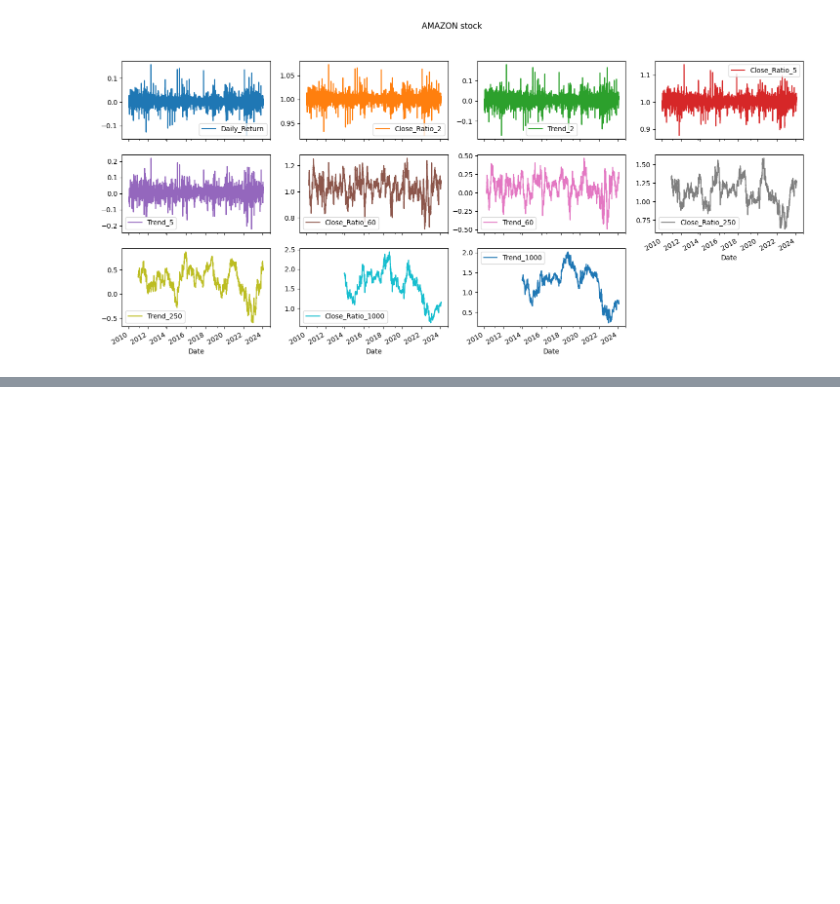
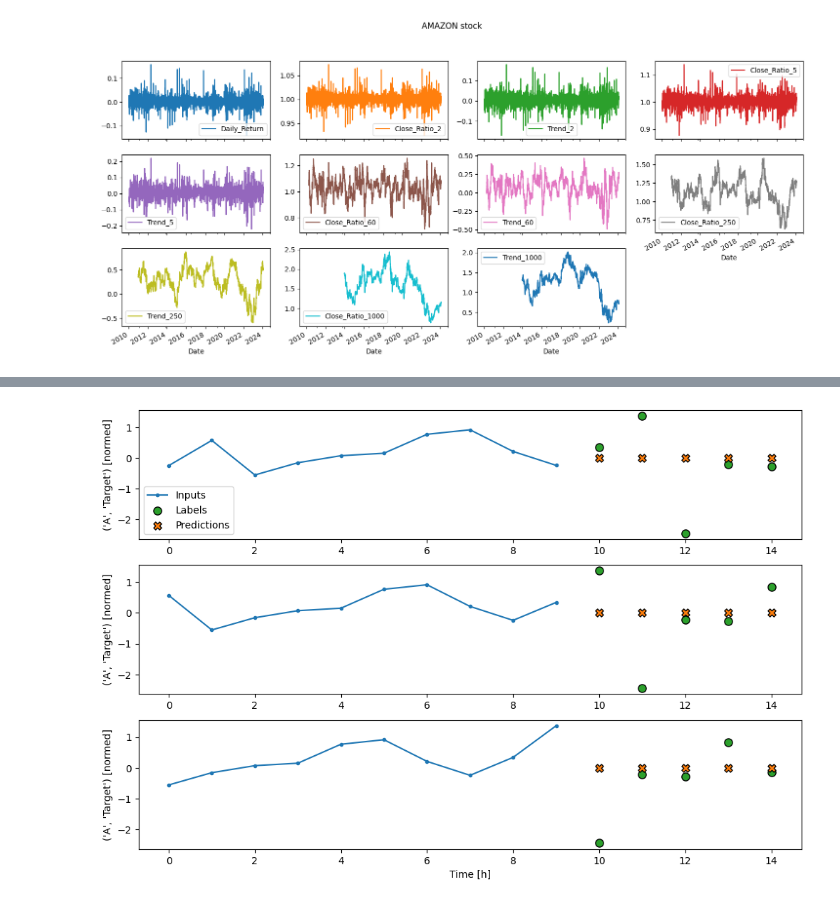
Before and after one commit to PsuperX/stocks-prediction-labia, a Jupyter notebook: notebooks/00-testing.ipynb, the cells around one changed output, grey strips where cells are left out. Saved outputs shown, nothing was run; the diff lists cells and outputs as text; code cells hidden in the pictures; blank space fills up the shorter version.

```diff
--- a/notebooks/00-testing.ipynb
+++ b/notebooks/00-testing.ipynb
@@ -207,0 +235,2 @@ search = RandomizedSearchCV(pipeline, {"classifier__n_estimators": [i for i in r
+# %%
+processed = (processed - processed.mean()) / processed.std()
@@ -207,0 +441,13 @@ search = RandomizedSearchCV(pipeline, {"classifier__n_estimators": [i for i in r
+# %%
+N_OUTPUTS = 392 # number of stocks
+
+model = Sequential([
+    layers.Input(shape=(10, 3528)),
+    layers.LSTM(100, activation="relu", return_sequences=True),
+    layers.LSTM(100, activation="relu"),
+    layers.Dense(100, activation="relu"),
+    layers.Dense(OUT_STEPS*N_OUTPUTS),#, kernel_initializer=tf.initializers.zeros()),
+    layers.Reshape([OUT_STEPS, N_OUTPUTS]),
+])
+
+history = compile_and_fit(model, multi_window, patience=10)
@@ -207,0 +472,4 @@ search = RandomizedSearchCV(pipeline, {"classifier__n_estimators": [i for i in r
+# %%
+multi_window.plot(model, plot_col=('A', 'Target'))
+# %% [output]
+[figure, added]
```
Also changed, not shown: parts of 11 cells of this notebook, 2 other files.
